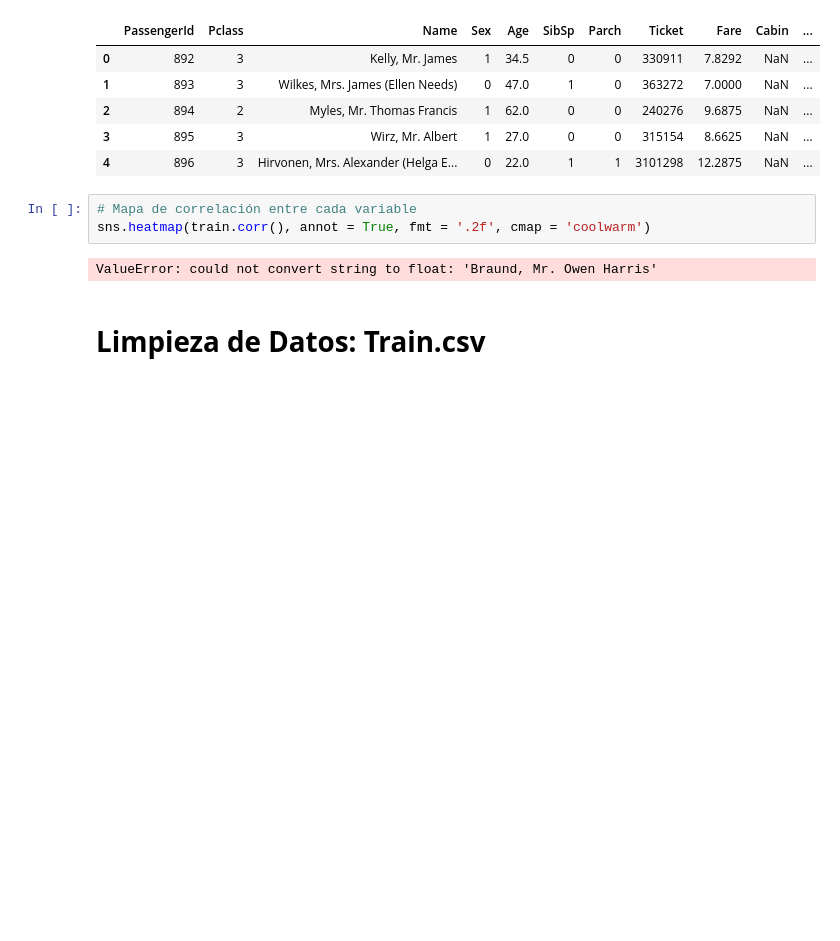
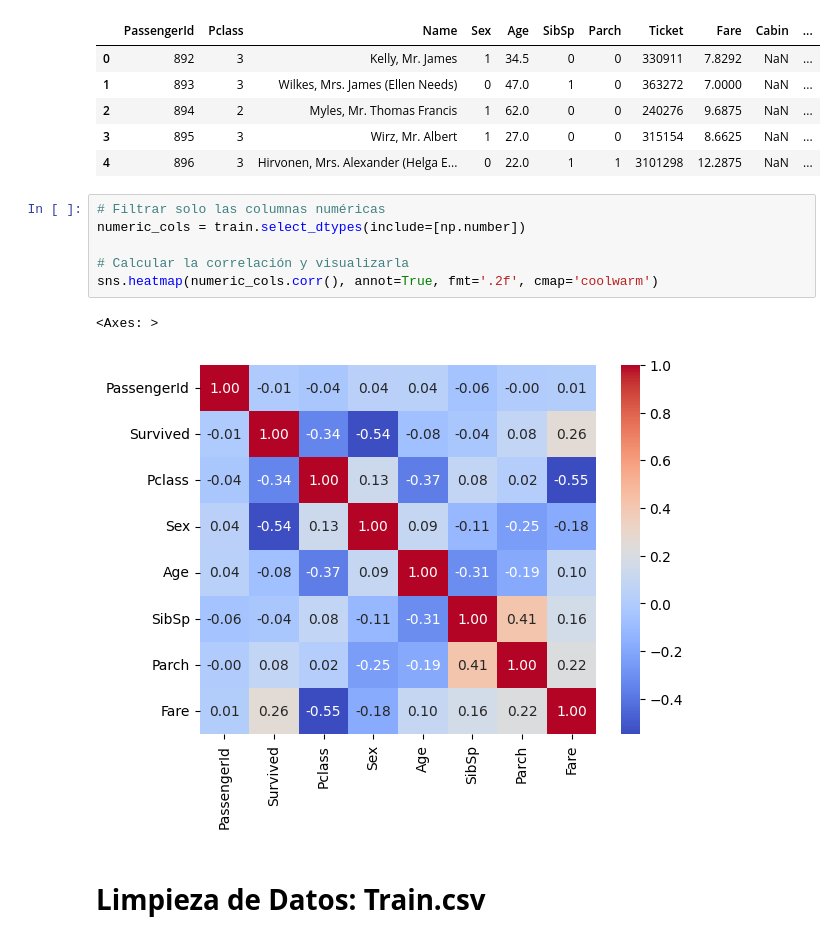
Before and after one commit to 5100-chap/TC3006c.101_EQ6, a Jupyter notebook: Limpieza_de_datos/Reto_Kaggle_Titanic.ipynb, the cells around one changed output. Saved outputs shown, nothing was run; the diff lists cells and outputs as text; blank space fills up the shorter version.

```diff
--- a/Limpieza_de_datos/Reto_Kaggle_Titanic.ipynb
+++ b/Limpieza_de_datos/Reto_Kaggle_Titanic.ipynb
@@ -162,10 +162,14 @@ test.head()
 | 3 | 895 | 3 | Wirz, Mr. Albert | 1 | 27.0 | 0 | 0 | 315154 | 8.6625 | NaN | ... |
 | 4 | 896 | 3 | Hirvonen, Mrs. Alexander (Helga E... | 0 | 22.0 | 1 | 1 | 3101298 | 12.2875 | NaN | ... |
 # %%
-# Mapa de correlación entre cada variable
-sns.heatmap(train.corr(), annot = True, fmt = '.2f', cmap = 'coolwarm')
+# Filtrar solo las columnas numéricas
+numeric_cols = train.select_dtypes(include=[np.number])
+
+# Calcular la correlación y visualizarla
+sns.heatmap(numeric_cols.corr(), annot=True, fmt='.2f', cmap='coolwarm')
 # %% [output]
-ValueError: could not convert string to float: 'Braund, Mr. Owen Harris'
+<Axes: >
+[figure, added]
 # %% [markdown]
 # **Limpieza de Datos: Train.csv**
 # %%
```
Also changed, not shown: parts of 6 cells of this notebook, 2 other files.
